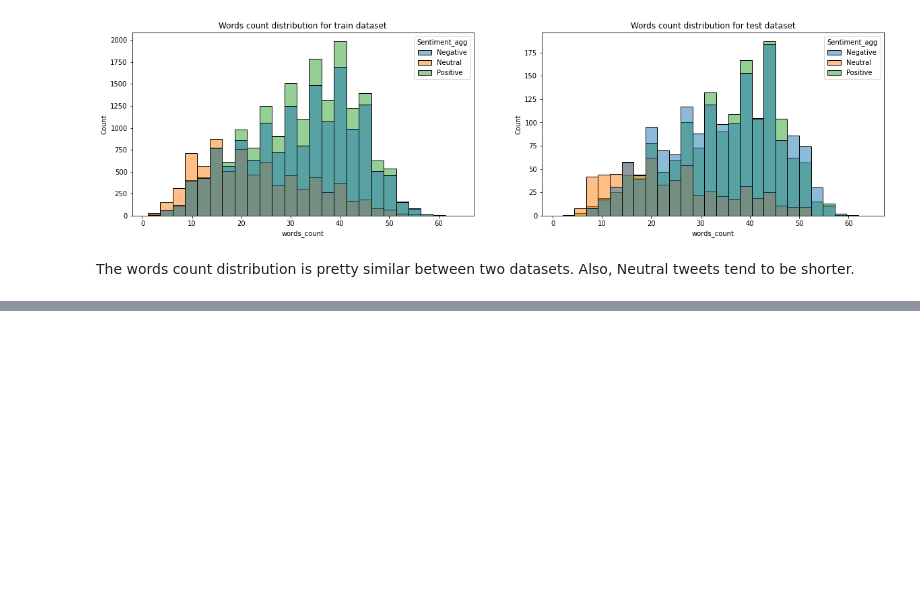
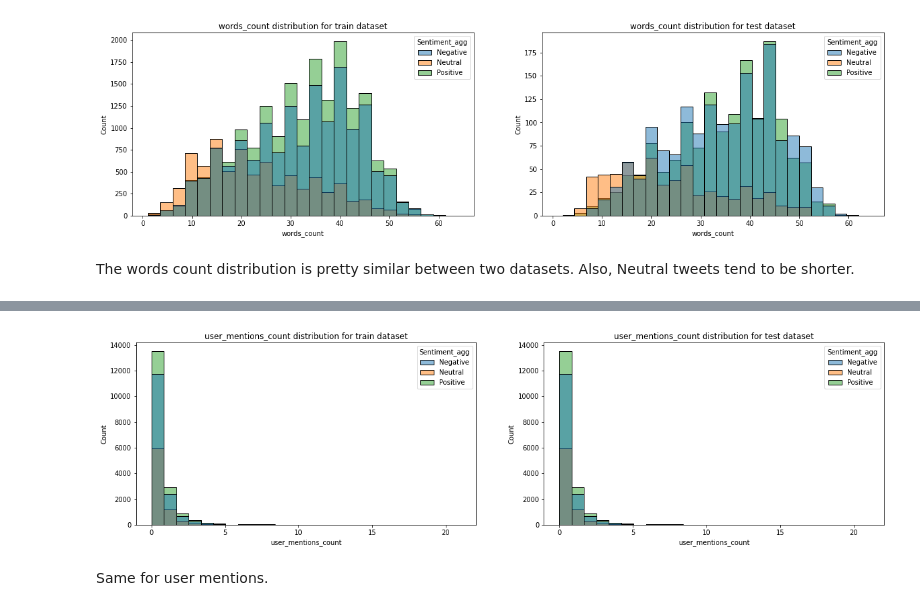
Before and after one commit to Umauro/NLP_classification_practice, a Jupyter notebook: notebooks/1.0-EDA.ipynb, the cells around one changed output, grey strips where cells are left out. Saved outputs shown, nothing was run; the diff lists cells and outputs as text; code cells hidden in the pictures; blank space fills up the shorter version.

```diff
--- a/notebooks/1.0-EDA.ipynb
+++ b/notebooks/1.0-EDA.ipynb
@@ -139,0 +153,9 @@ The words count distribution is pretty similar between two datasets. Also, Neutr
+# %%
+df_train = count_patterns(df_train,'\B@([a-z]*[A-Z]*[0-9]*[0-9]*_*)*','user_mentions_count')
+df_test = count_patterns(df_train,'\B@([a-z]*[A-Z]*[0-9]*[0-9]*_*)*','user_mentions_count')
+# %%
+histograms('user_mentions_count',df_train,df_test,agg_labels_order)
+# %% [output]
+[figure, added]
+# %% [markdown]
+Same for user mentions.
```
Also changed, not shown: parts of 10 cells of this notebook.
